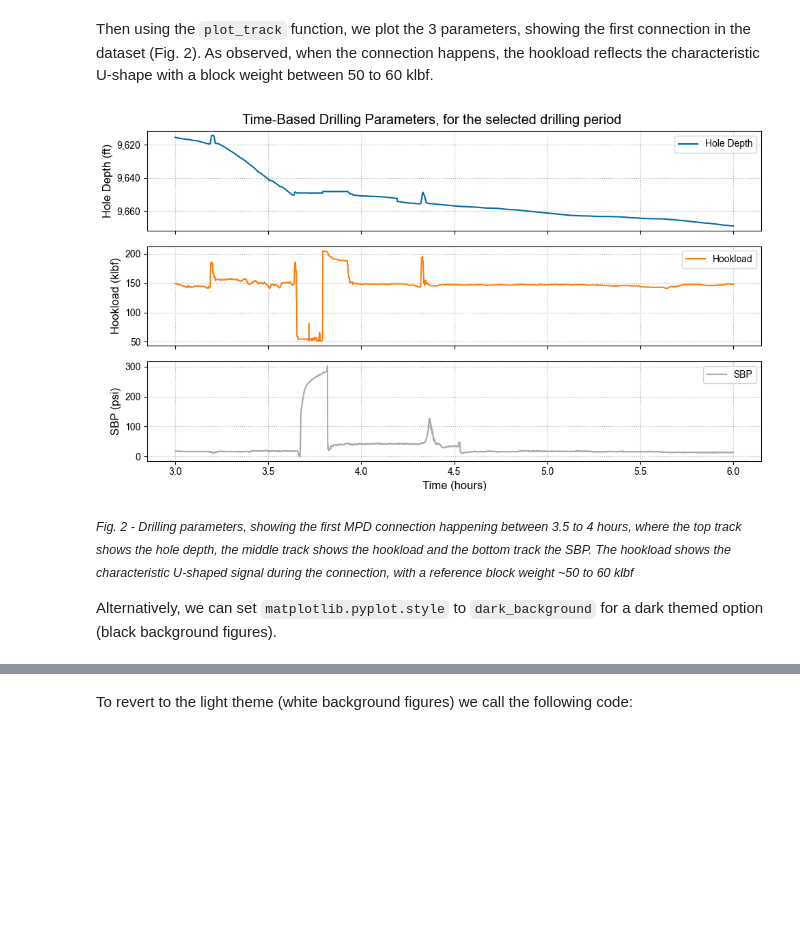
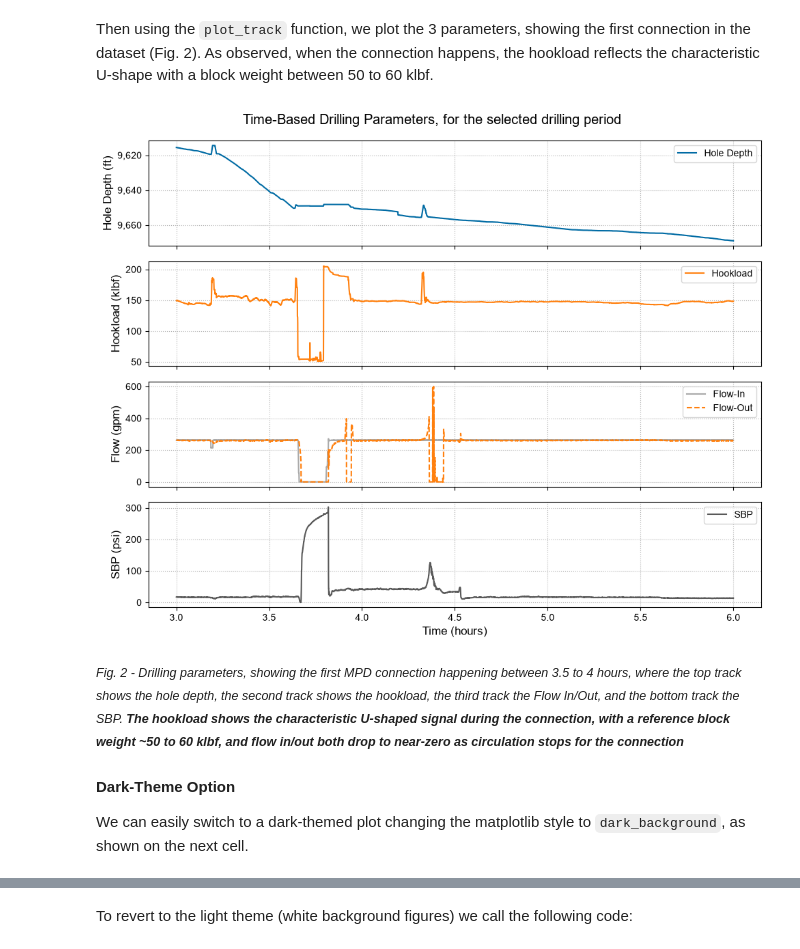
Before and after one commit to SCallerio/MPDBlog, a Jupyter notebook: src/2026-01-05-connections-dashboard-notebook/2026-01-05-connections_dashboard_notebook.ipynb, the cells around one changed output, grey strips where cells are left out. Saved outputs shown, nothing was run; the diff lists cells and outputs as text; code cells hidden in the pictures; blank space fills up the shorter version.

Commit message:
update connections dashboard notebook, to include on connections post

```diff
--- a/src/2026-01-05-connections-dashboard-notebook/2026-01-05-connections_dashboard_notebook.ipynb
+++ b/src/2026-01-05-connections-dashboard-notebook/2026-01-05-connections_dashboard_notebook.ipynb
@@ -19,7 +19,7 @@ Since the data is stored as a `json` file, the data is loaded into a `pandas` da
 import requests
 
 # Set drilling data url
-data_url = 'https://raw.githubusercontent.com/SCallerio/MPDBlog/5e8d1b9822c52353f36d33e194177356a02d7524/data/hookload-data.json'
+data_url = 'https://raw.githubusercontent.com/SCallerio/MPDBlog/4a5c6d46d2873673681ac1fb3f32404be2187195/data/hookload-data.json'
 # Fetch data from github
 drilling_data = requests.get(data_url).text
 # If running on Colab uncomment and use the following
@@ -168,26 +198,29 @@ def plot_track(rows, cols, i_plot, parameter, plot_data):
 Then using the `plot_track` function, we plot the 3 parameters, showing the first connection in the dataset (Fig. 2). As observed, when the connection happens, the hookload reflects the characteristic U-shape with a block weight between 50 to 60 klbf.
 # %%
 # Define subplots rows and columns
-rows = 3
+rows = 4
 cols = 1
 # Define figure parameter, set size
-fig = plt.figure(figsize=(10, 6))
+fig = plt.figure(figsize=(10, 8))
 # Set plot title
-plt.suptitle('Time-Based Drilling Parameters, for the selected drilling period', y=0.95)
+plt.suptitle('Time-Based Drilling Parameters, for the selected drilling period', y=0.98)
 # Define Track #1, Hole Depth track
 plot_track(rows, cols, i_plot = 1, parameter = 'depth', plot_data = plot_data)
 # Define Track #2, Hookload track
 plot_track(rows, cols, i_plot = 2, parameter = 'signal', plot_data = plot_data)
-# Define Track #3, SBP track
-plot_track(rows, cols, i_plot = 3, parameter = 'mpd_pt5', plot_data = plot_data)
+# Define Track #3, Flow track
+plot_track(rows, cols, i_plot = 3, parameter = ['mfia', 'mfoa'], plot_data = plot_data)
+# Define Track #4, SBP track
+plot_track(rows, cols, i_plot = 4, parameter = 'mpd_pt5', plot_data = plot_data)
 plt.tight_layout()
 plt.show()
 # %% [output]
-[figure, old version]
+[figure, new version]
 # %% [markdown]
-*<small>Fig. 2 - Drilling parameters, showing the first MPD connection happening between 3.5 to 4 hours, where the top track shows the hole depth, the middle track shows the hookload and the bottom track the SBP. The hookload shows the characteristic U-shaped signal during the connection, with a reference block weight ~50 to 60 klbf</small>*
+*<small>Fig. 2 - Drilling parameters, showing the first MPD connection happening between 3.5 to 4 hours, where the top track shows the hole depth, the second track shows the hookload, the third track the Flow In/Out, and the bottom track the SBP. **The hookload shows the characteristic U-shaped signal during the connection, with a reference block weight ~50 to 60 klbf, and flow in/out both drop to near-zero as circulation stops for the connection**</small>*
 
-Alternatively, we can set `matplotlib.pyplot.style` to `dark_background` for a dark themed option (black background figures).
+#### Dark-Theme Option
+We can easily switch to a dark-themed plot changing the matplotlib style to `dark_background`, as shown on the next cell.
 # %%
 # Set matplotlib color scheme for dark themed plots
 plt.style.use('dark_background')
```
Also changed, not shown: parts of 24 cells of this notebook.
